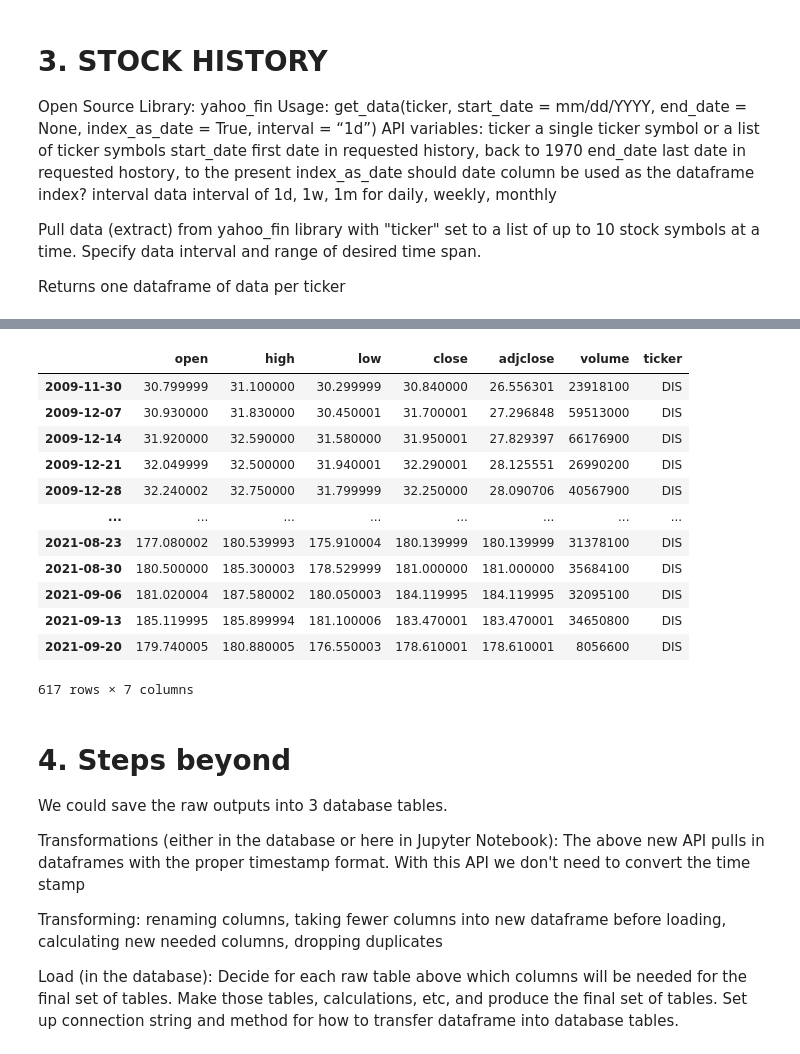
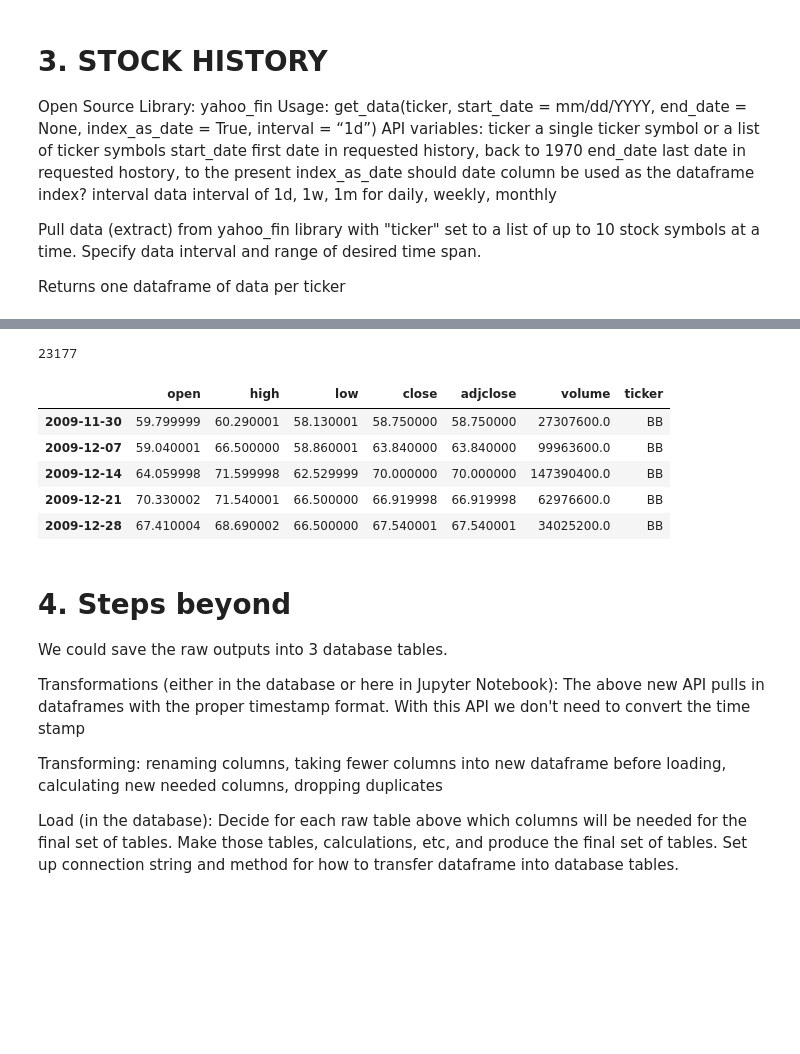
Before and after one commit to V-Villagomez/ETL-Stock-Trends, a Jupyter notebook: Notebooks/project2_yahoofinance.ipynb, the cells around one changed output, grey strips where cells are left out. Drawn from its saved outputs; the diff is of its cells as text; code cells hidden in the pictures; blank space fills up the shorter version.

```diff
--- a/Notebooks/project2_yahoofinance.ipynb
+++ b/Notebooks/project2_yahoofinance.ipynb
@@ -59,16 +58,15 @@ headers = {
     'x-api-key': API_KEY
     }
 # %%
-trending_dict = {}
+# trending_dict = {}
 ## Make API request for the number of regions of interest. Recursively save them
 ##  into the dataframe by using 'append'
-# response1 = requests.request("GET", url, headers=headers).json()
 for region in regions:
     url_string = url + region
     response = requests.request("GET", url_string, headers=headers).json()
-    trending_dict[region] = response['finance']['result']
+#     trending_dict[region] = response['finance']['result']
     response1_df = pd.DataFrame(response['finance']['result'][0]['quotes'])
     response1_df['region'] = region
     response1_df['startInterval'] = response['finance']['result'][0]['startInterval']
     response1_df['jobTimestamp'] = response['finance']['result'][0]['jobTimestamp']
-    trending_df = trending_df.append(response1_df, ignore_index=True)
+    financial_trends_df = financial_trends_df.append(response1_df, ignore_index=True)
@@ -236,13 +89,5 @@ start_interval, job_timestamp
 # %%
-###(Fix this part of the code in later version)
 # Loop through each stock symbol and make a list
-## Using 'for' loop
-# stock_list=[]
-# for stock in response1_df['symbol']:
-#     #print(stock)
-#     stock_list.append(stock)
-## Using list comprehension notation
-# stock_list = [stock for stock in response1_df['symbol']]
-stock_list = [stock for stock in response1_df['symbol']]
+stock_list = [stock for stock in financial_trends_df['symbol'].unique()]
 stock_list
 # %% [output]
@@ -405,8 +269,12 @@ my_interval="1wk"
 
 response3 = {}
 for ticker in my_tickers:
-    response3[ticker] = get_data(ticker,
-                                 start_date=my_startdate,
-                                 end_date=my_enddate,
-                                 index_as_date=my_indexdate,
-                                 interval=my_interval)
+    try:
+        response3[ticker] = get_data(ticker,
+                                     start_date=my_startdate,
+                                     end_date=my_enddate,
+                                     index_as_date=my_indexdate,
+                                     interval=my_interval)
+        print(f"Good response on ticker {ticker}")
+    except:
+        print(f"No data on ticker {ticker}...")
@@ -425,20 +310,24 @@ dict_keys(['ADBE', 'QS', 'DIS', 'MRIN', 'FDX', 'UBER', 'RWLK', 'GTEK', 'DKNG', '
 # %%
-# Each member of the response3 dictionary is a dataframe
-response3['DIS']
+# Concatenate all dataframes
+# Start with an empty dataframe that will contain the results
+stock_info_df = pd.DataFrame({'open': [], 'high': [], 'low': [], 'close': [], 'adjclose': [], 'volume': [], 'ticker': [] })
+
+# Loop through the stock tickers that received a response and add them to
+#   stock_info_df
+for stock in response3.keys():
+    stock_info_df = stock_info_df.append(response3[stock])
+len(stock_info_df)
 # %% [output]
-|  | open | high | low | close | adjclose | volume | ticker |
-| 2009-11-30 | 30.799999 | 31.100000 | 30.299999 | 30.840000 | 26.556301 | 23918100 | DIS |
-| 2009-12-07 | 30.930000 | 31.830000 | 30.450001 | 31.700001 | 27.296848 | 59513000 | DIS |
-| 2009-12-14 | 31.920000 | 32.590000 | 31.580000 | 31.950001 | 27.829397 | 66176900 | DIS |
-| 2009-12-21 | 32.049999 | 32.500000 | 31.940001 | 32.290001 | 28.125551 | 26990200 | DIS |
-| 2009-12-28 | 32.240002 | 32.750000 | 31.799999 | 32.250000 | 28.090706 | 40567900 | DIS |
-| ... | ... | ... | ... | ... | ... | ... | ... |
-| 2021-08-23 | 177.080002 | 180.539993 | 175.910004 | 180.139999 | 180.139999 | 31378100 | DIS |
-| 2021-08-30 | 180.500000 | 185.300003 | 178.529999 | 181.000000 | 181.000000 | 35684100 | DIS |
-| 2021-09-06 | 181.020004 | 187.580002 | 180.050003 | 184.119995 | 184.119995 | 32095100 | DIS |
-| 2021-09-13 | 185.119995 | 185.899994 | 181.100006 | 183.470001 | 183.470001 | 34650800 | DIS |
-| 2021-09-20 | 179.740005 | 180.880005 | 176.550003 | 178.610001 | 178.610001 | 8056600 | DIS |
-617 rows × 7 columns
+23177
+# %%
+stock_info_df.head()
+# %% [output]
+|  | open | high | low | close | adjclose | volume | ticker |
+| 2009-11-30 | 59.799999 | 60.290001 | 58.130001 | 58.750000 | 58.750000 | 27307600.0 | BB |
+| 2009-12-07 | 59.040001 | 66.500000 | 58.860001 | 63.840000 | 63.840000 | 99963600.0 | BB |
+| 2009-12-14 | 64.059998 | 71.599998 | 62.529999 | 70.000000 | 70.000000 | 147390400.0 | BB |
+| 2009-12-21 | 70.330002 | 71.540001 | 66.500000 | 66.919998 | 66.919998 | 62976600.0 | BB |
+| 2009-12-28 | 67.410004 | 68.690002 | 66.500000 | 67.540001 | 67.540001 | 34025200.0 | BB |
 # %% [markdown]
 # 4. Steps beyond
 
```
Also changed, not shown: parts of 36 cells of this notebook.
